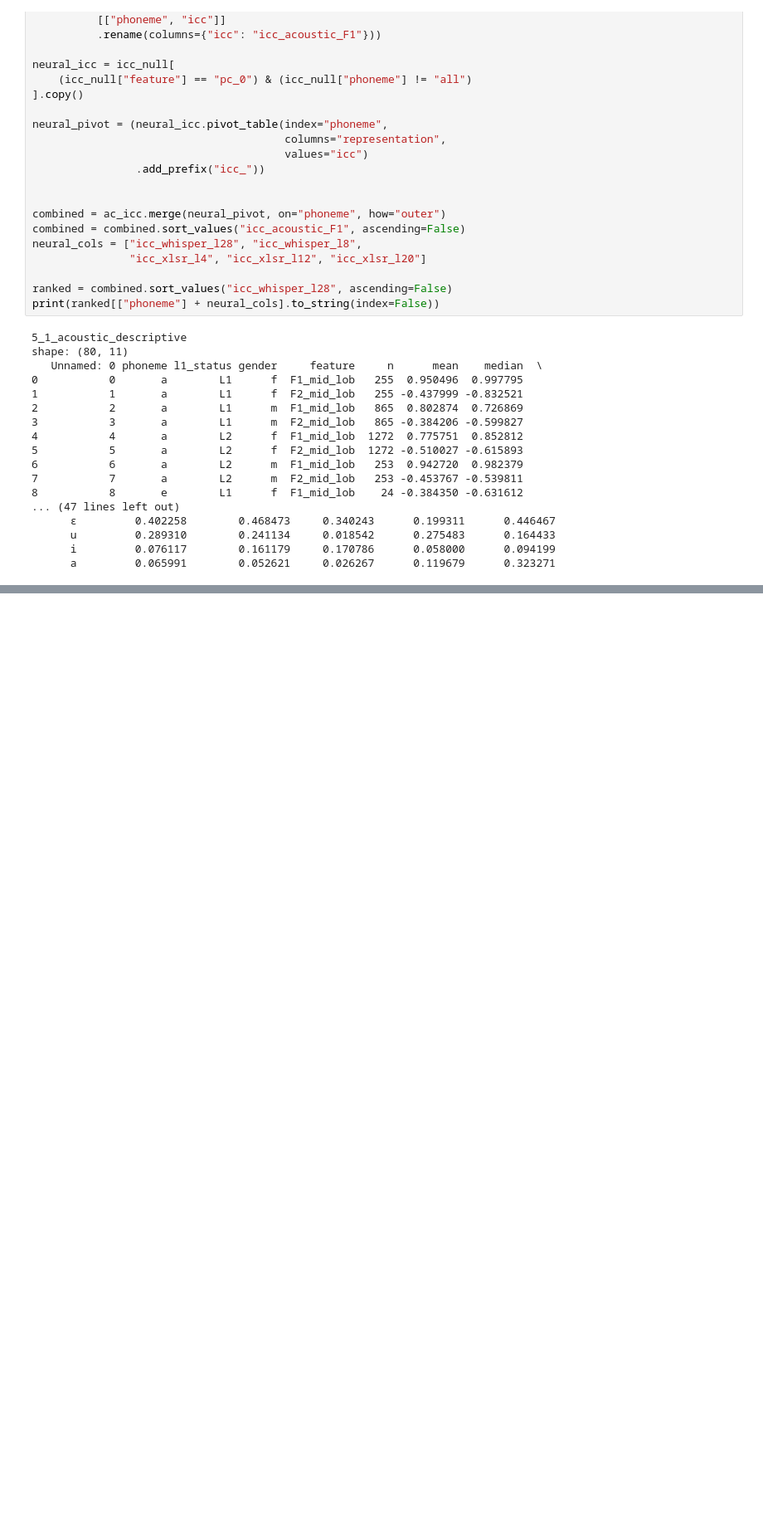
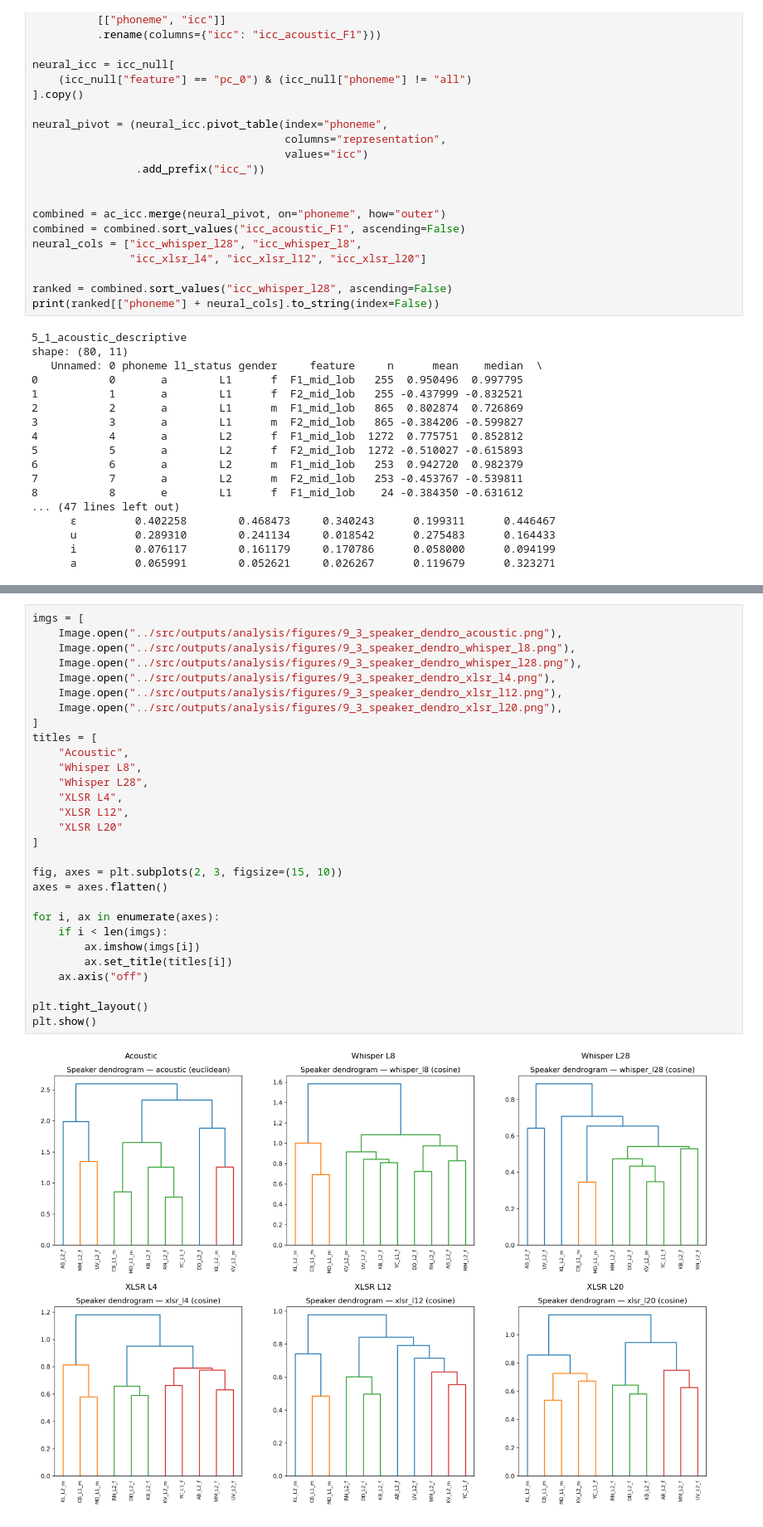
Before and after one commit to axmeu/acoustic-neural-alignment, a Jupyter notebook: notebook/data_analysis.ipynb, the cells around one changed output, grey strips where cells are left out. Shown at 83% size. Drawn from its saved outputs; the diff is of its cells as text; blank space fills up the shorter version.

```diff
--- a/notebook/data_analysis.ipynb
+++ b/notebook/data_analysis.ipynb
@@ -87,0 +651,31 @@ shape: (80, 11)
+# %%
+imgs = [
+    Image.open("../src/outputs/analysis/figures/9_3_speaker_dendro_acoustic.png"),
+    Image.open("../src/outputs/analysis/figures/9_3_speaker_dendro_whisper_l8.png"),
+    Image.open("../src/outputs/analysis/figures/9_3_speaker_dendro_whisper_l28.png"),
+    Image.open("../src/outputs/analysis/figures/9_3_speaker_dendro_xlsr_l4.png"),
+    Image.open("../src/outputs/analysis/figures/9_3_speaker_dendro_xlsr_l12.png"),
+    Image.open("../src/outputs/analysis/figures/9_3_speaker_dendro_xlsr_l20.png"),
+]
+titles = [
+    "Acoustic",
+    "Whisper L8",
+    "Whisper L28",
+    "XLSR L4",
+    "XLSR L12",
+    "XLSR L20"
+]
+
+fig, axes = plt.subplots(2, 3, figsize=(15, 10))
+axes = axes.flatten()
+
+for i, ax in enumerate(axes):
+    if i < len(imgs):
+        ax.imshow(imgs[i])
+        ax.set_title(titles[i])
+    ax.axis("off")
+
+plt.tight_layout()
+plt.show()
+# %% [output]
+[figure, added]
```
Also changed, not shown: parts of 26 cells of this notebook.
